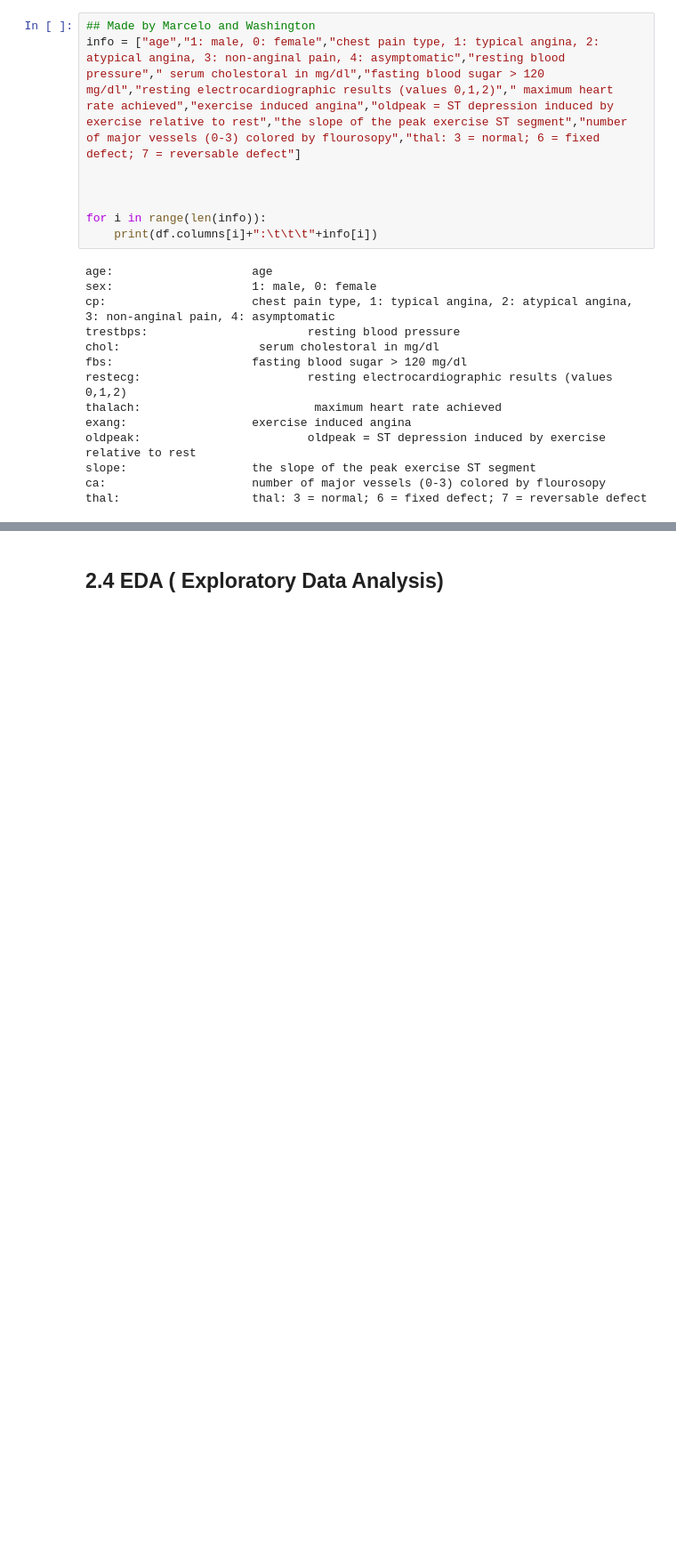
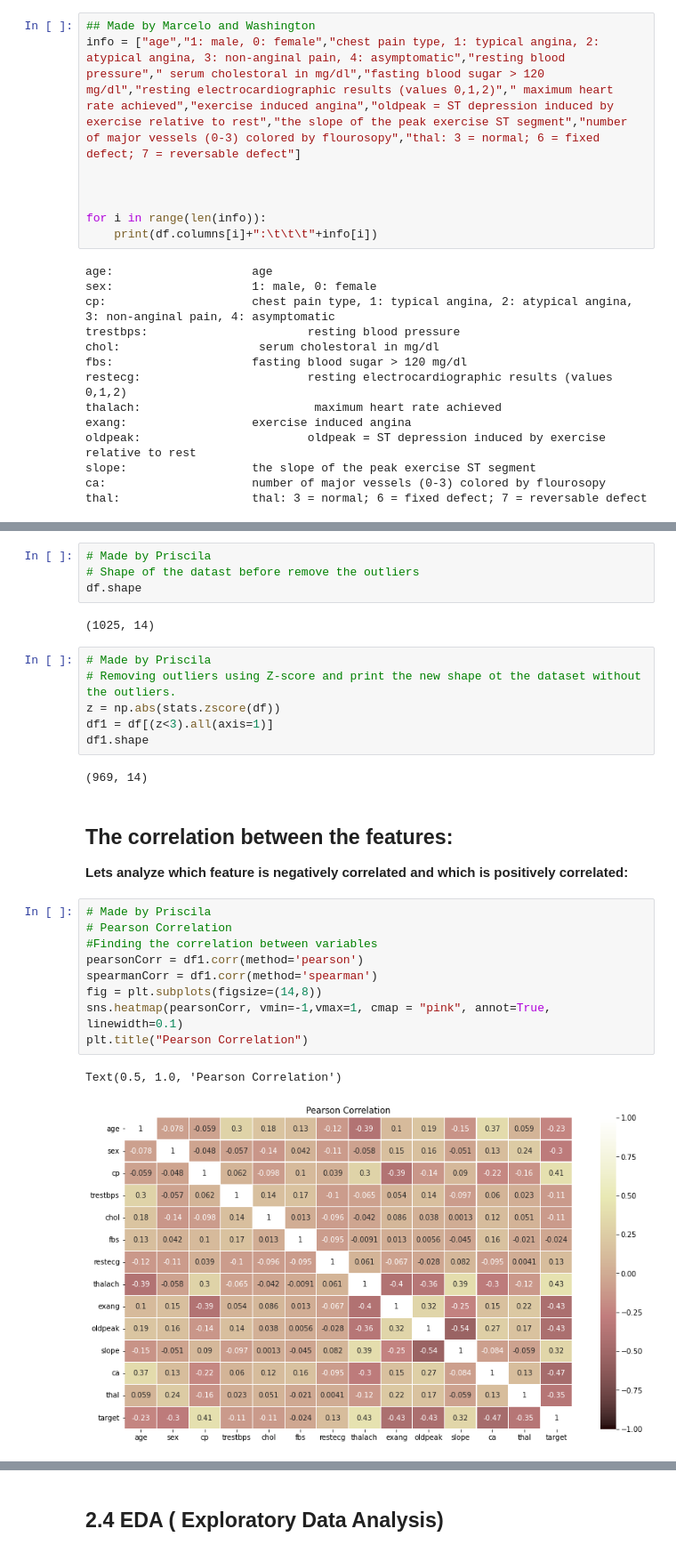
Before and after one commit to masp42/Crisp_DM_CA, a Jupyter notebook: Heart_Disease_Prediction_CA.ipynb, the cells around one changed output, grey strips where cells are left out. Shown at 89% size. Cells and saved outputs as stored; diff of their text form; blank space fills up the shorter version.

```diff
--- a/Heart_Disease_Prediction_CA.ipynb
+++ b/Heart_Disease_Prediction_CA.ipynb
@@ -212,0 +234,29 @@ thal:                   thal: 3 = normal; 6 = fixed defect; 7 = reversable defec
+# %%
+# Made by Priscila
+# Shape of the datast before remove the outliers
+df.shape
+# %% [output]
+(1025, 14)
+# %%
+# Made by Priscila
+# Removing outliers using Z-score and print the new shape ot the dataset without the outliers.
+z = np.abs(stats.zscore(df))
+df1 = df[(z<3).all(axis=1)]
+df1.shape
+# %% [output]
+(969, 14)
+# %% [markdown]
+## **The correlation between the features:**
+**Lets analyze which feature is negatively correlated and which is positively correlated:**
+# %%
+# Made by Priscila
+# Pearson Correlation
+#Finding the correlation between variables
+pearsonCorr = df1.corr(method='pearson')
+spearmanCorr = df1.corr(method='spearman')
+fig = plt.subplots(figsize=(14,8))
+sns.heatmap(pearsonCorr, vmin=-1,vmax=1, cmap = "pink", annot=True, linewidth=0.1)
+plt.title("Pearson Correlation")
+# %% [output]
+Text(0.5, 1.0, 'Pearson Correlation')
+[figure, added]
```
Also changed, not shown: parts of 23 cells of this notebook.
